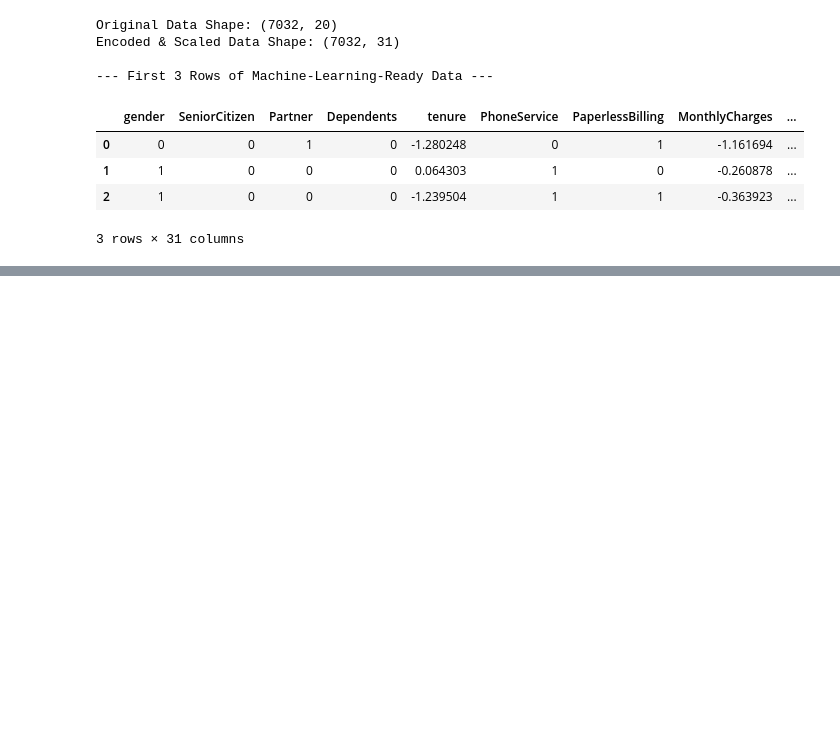
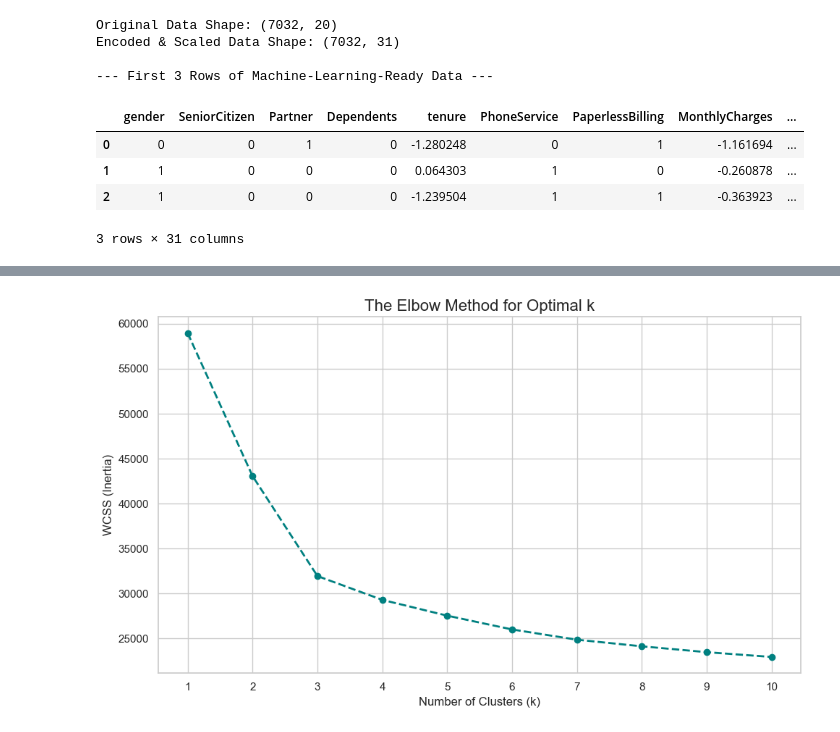
Before and after one commit to RumenMoysev/machine-learning-final-exam, a Jupyter notebook: notebooks/churn_prediction_analysis.ipynb, the cells around one changed output, grey strips where cells are left out. Drawn from its saved outputs; the diff is of its cells as text; code cells hidden in the pictures; blank space fills up the shorter version.

Commit message:
Implement Elbow Method to determine optimal K-Means clusters

```diff
--- a/notebooks/churn_prediction_analysis.ipynb
+++ b/notebooks/churn_prediction_analysis.ipynb
@@ -145,0 +157,21 @@ Encoded & Scaled Data Shape: (7032, 31)
+# %%
+# Calculate WCSS for different values of k (1 through 10)
+wcss = []
+k_range = range(1, 11)
+
+for k in k_range:
+    kmeans = KMeans(n_clusters=k, init='k-means++', random_state=42, n_init=10)
+    kmeans.fit(df_scaled)
+    wcss.append(kmeans.inertia_)
+
+# Plot the Elbow Graph
+plt.figure(figsize=(10, 6))
+plt.plot(k_range, wcss, marker='o', linestyle='--', color='teal', linewidth=2)
+plt.title('The Elbow Method for Optimal k', fontsize=16)
+plt.xlabel('Number of Clusters (k)', fontsize=12)
+plt.ylabel('WCSS (Inertia)', fontsize=12)
+plt.xticks(k_range)
+plt.tight_layout()
+plt.show()
+# %% [output]
+[figure, added]
```
Also changed, not shown: parts of 2 cells of this notebook.
